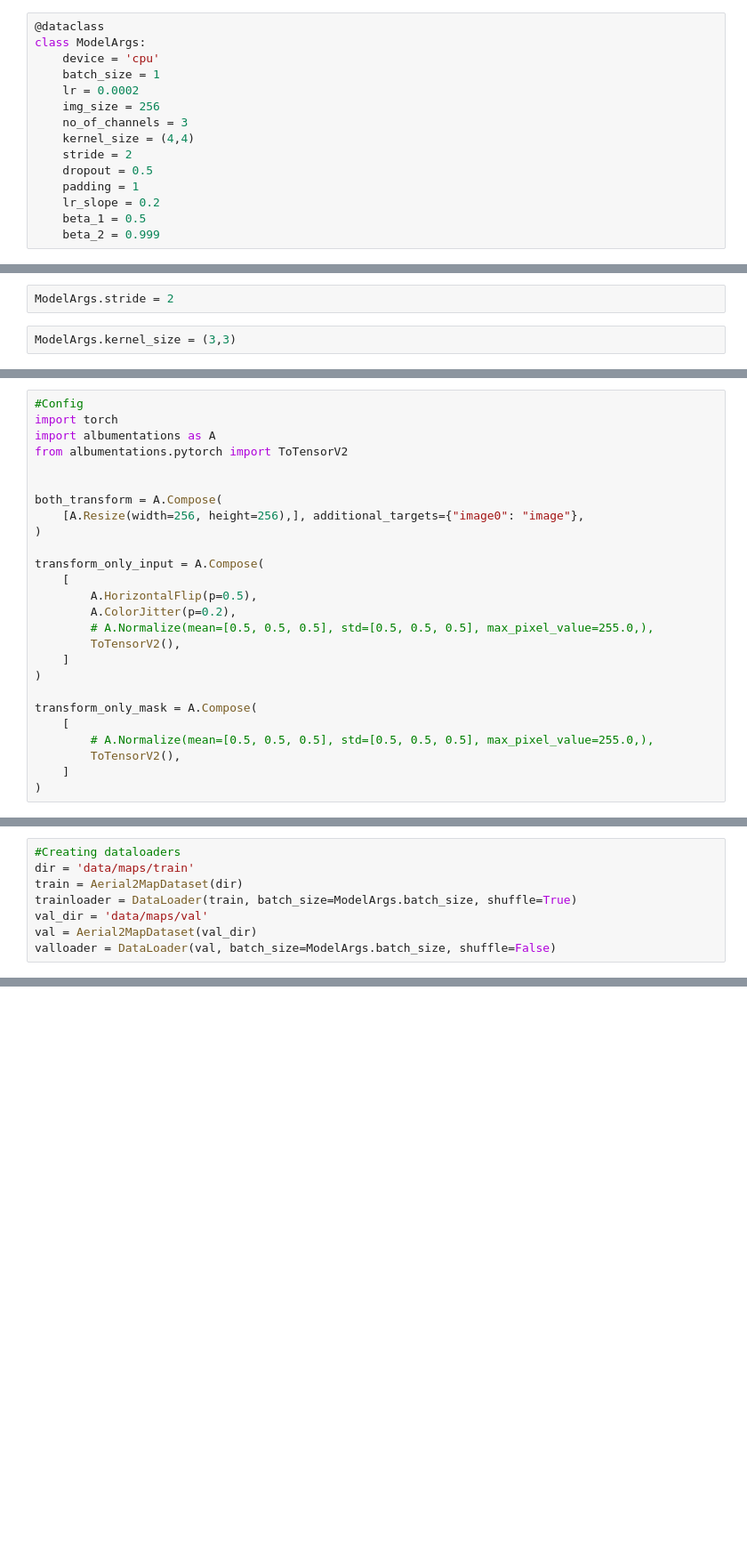
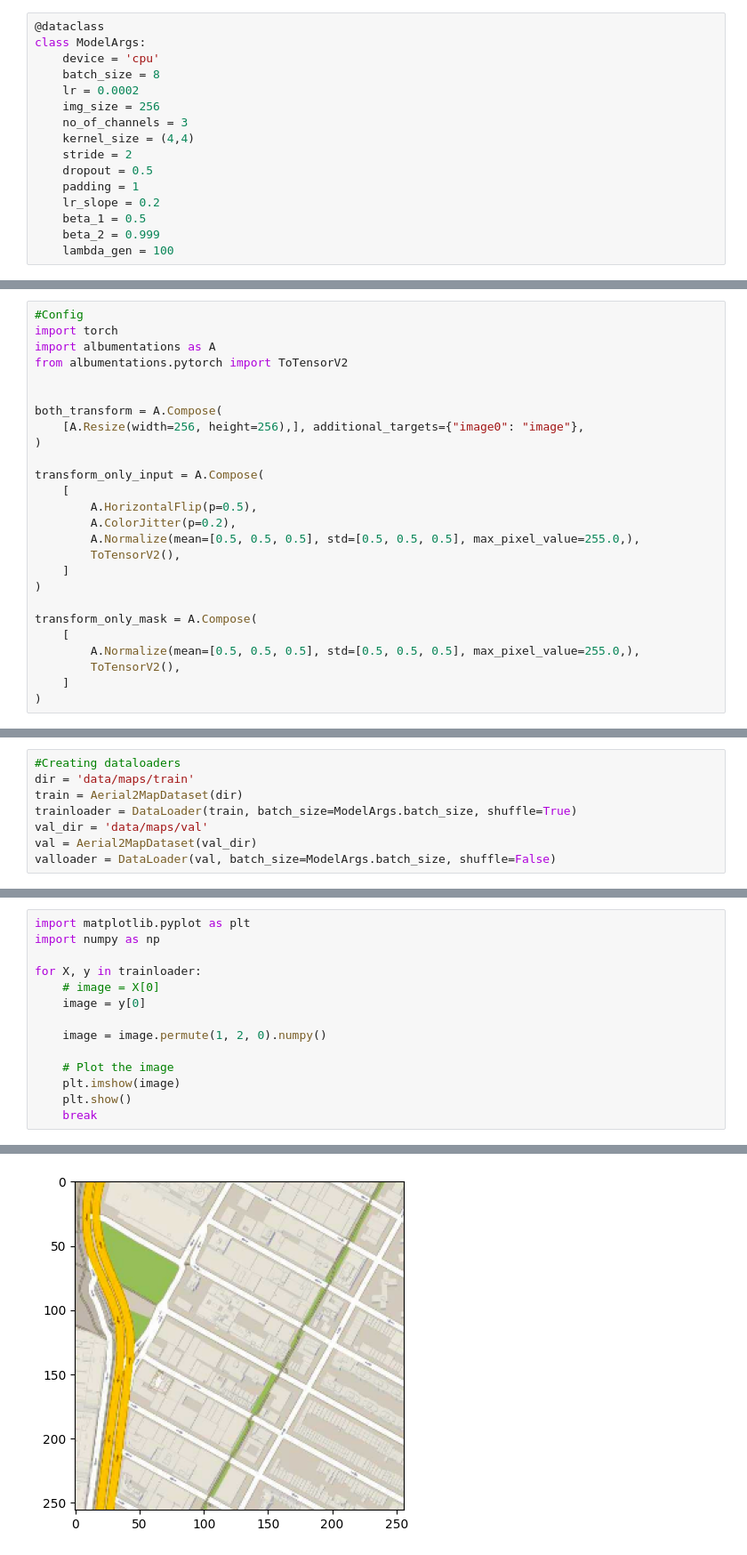
Before and after one commit to YuvrajSingh-mist/Paper-Replications, a Jupyter notebook: Pix2Pix/pix2pix.ipynb, the cells around one changed output, grey strips where cells are left out. Shown at 89% size. Saved outputs shown, nothing was run; the diff lists cells and outputs as text; blank space fills up the shorter version.

```diff
--- a/Pix2Pix/pix2pix.ipynb
+++ b/Pix2Pix/pix2pix.ipynb
@@ -34,7 +34,7 @@ device
 @dataclass
 class ModelArgs:
     device = 'cpu'
-    batch_size = 1
+    batch_size = 8
     lr = 0.0002
     img_size = 256
     no_of_channels = 3
@@ -45,4 +45,5 @@ class ModelArgs:
     lr_slope = 0.2
     beta_1 = 0.5
     beta_2 = 0.999
+    lambda_gen = 100
 # %%
@@ -142,8 +143,4 @@ Estimated Total Size (MB): 102.78
 ========================================================================================================================
-# %%
-ModelArgs.stride = 2
-# %%
-ModelArgs.kernel_size = (3,3)
 # %%
 class Decoder(nn.Module):
     def __init__(self):
@@ -484,14 +447,14 @@ transform_only_input = A.Compose(
     [
         A.HorizontalFlip(p=0.5),
         A.ColorJitter(p=0.2),
-        # A.Normalize(mean=[0.5, 0.5, 0.5], std=[0.5, 0.5, 0.5], max_pixel_value=255.0,),
+        A.Normalize(mean=[0.5, 0.5, 0.5], std=[0.5, 0.5, 0.5], max_pixel_value=255.0,),
         ToTensorV2(),
     ]
 )
 
 transform_only_mask = A.Compose(
     [
-        # A.Normalize(mean=[0.5, 0.5, 0.5], std=[0.5, 0.5, 0.5], max_pixel_value=255.0,),
+        A.Normalize(mean=[0.5, 0.5, 0.5], std=[0.5, 0.5, 0.5], max_pixel_value=255.0,),
         ToTensorV2(),
     ]
 )
@@ -656,0 +500,15 @@ for epoch in tqdm(range(epochs)):
+# %%
+import matplotlib.pyplot as plt
+import numpy as np
+
+for X, y in trainloader:
+    # image = X[0]
+    image = y[0]
+
+    image = image.permute(1, 2, 0).numpy()
+
+    # Plot the image
+    plt.imshow(image)
+    plt.show()
+    break
+# %% [output]
@@ -656,0 +516 @@ for epoch in tqdm(range(epochs)):
+[figure, added]
```
Also changed, not shown: parts of 14 cells of this notebook.
